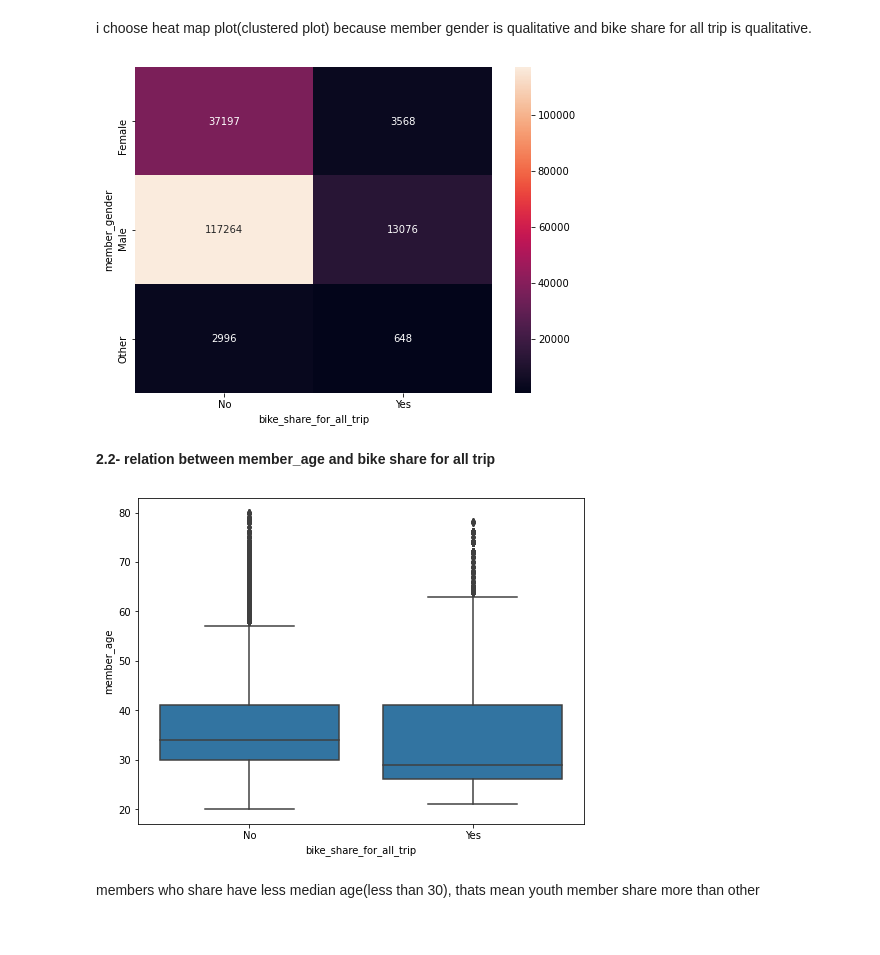
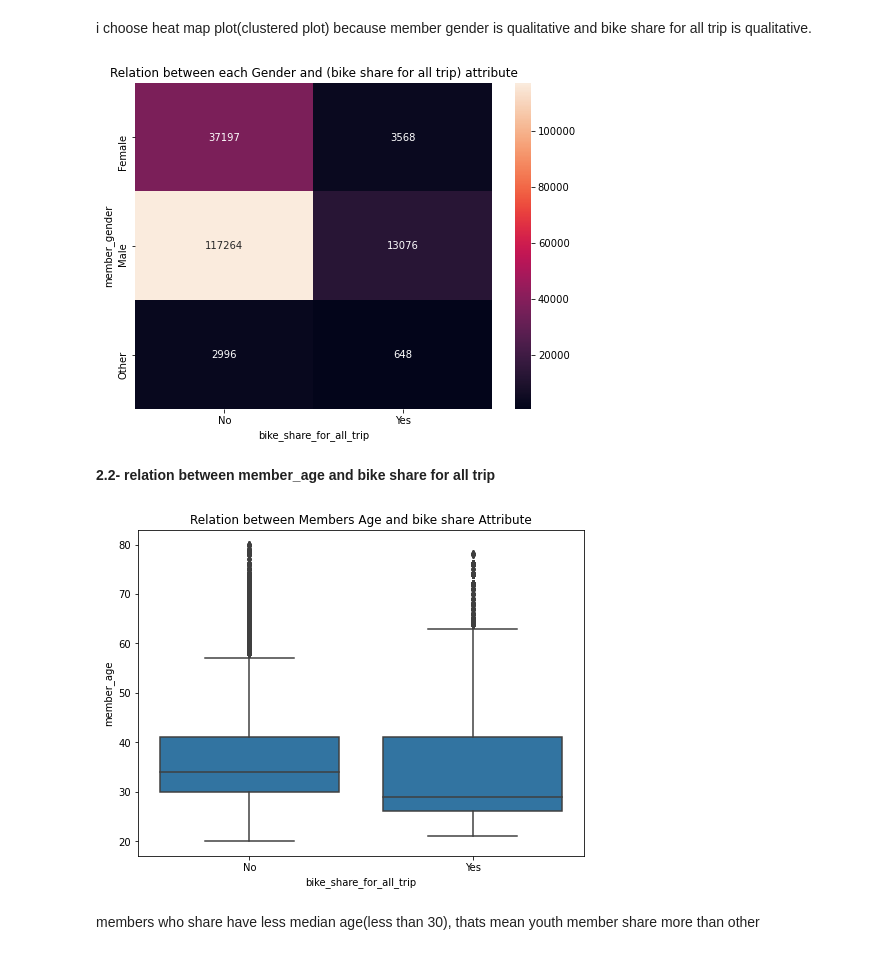
Before and after one commit to mostafaahmedemam/Ford-GoBike-DataSet-Analysis, a Jupyter notebook: fordgobike.ipynb, the cells around one changed output. Saved outputs shown, nothing was run; the diff lists cells and outputs as text; code cells hidden in the pictures.

```diff
--- a/fordgobike.ipynb
+++ b/fordgobike.ipynb
@@ -292,17 +307,18 @@ ct_counts
 # %% [markdown]
 i choose heat map plot(clustered plot) because member gender is qualitative and bike share for all trip is qualitative.
 # %%
-sb.heatmap(ct_counts,annot=True,fmt='d');
+sb.heatmap(ct_counts,annot=True,fmt='d').set_title('Relation between each Gender and (bike share for all trip) attribute');
 # %% [output]
-[figure, old version]
+[figure, new version]
 # %% [markdown]
 **2.2- relation between member_age and bike share for all trip**
 # %%
 #relation between age and bike share
 base_color=sb.color_palette()[0]
-sb.boxplot(data=bike_ford,x='bike_share_for_all_trip',y='member_age',color=base_color);
+sb.boxplot(data=bike_ford,x='bike_share_for_all_trip',y='member_age',color=base_color).set_title(
+'Relation between Members Age and bike share Attribute');
 # %% [output]
-[figure, old version]
+[figure, new version]
 # %% [markdown]
 members who share have less median age(less than 30), thats mean youth member share more than other
 # %% [markdown]
```
Also changed, not shown: parts of 39 cells of this notebook, 23 other files.
